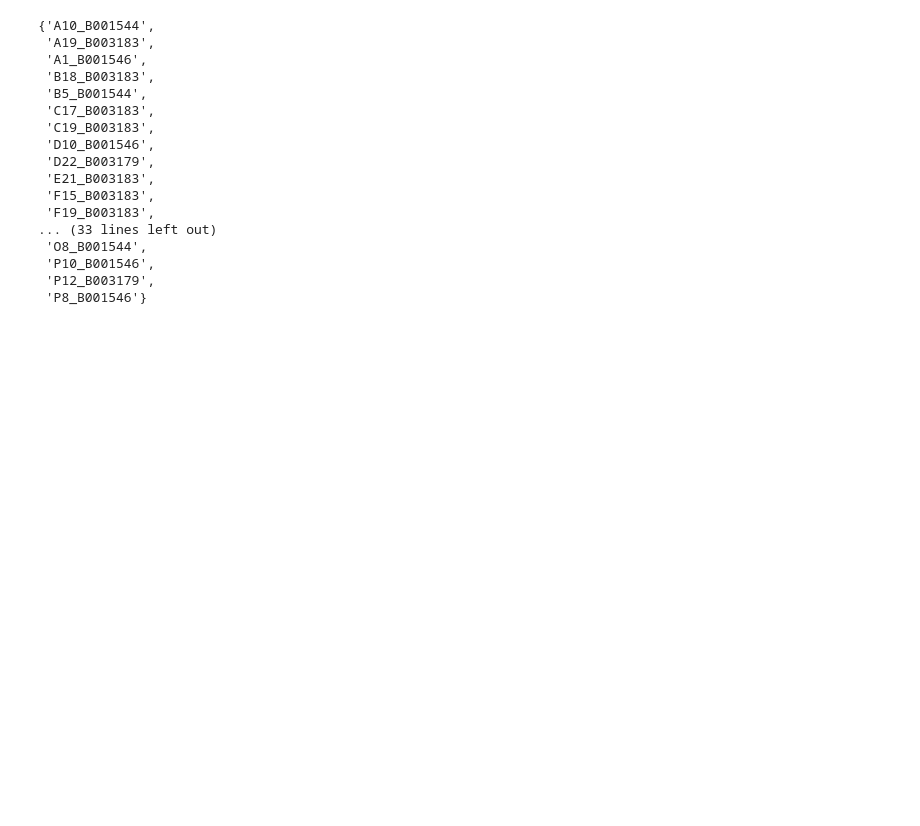
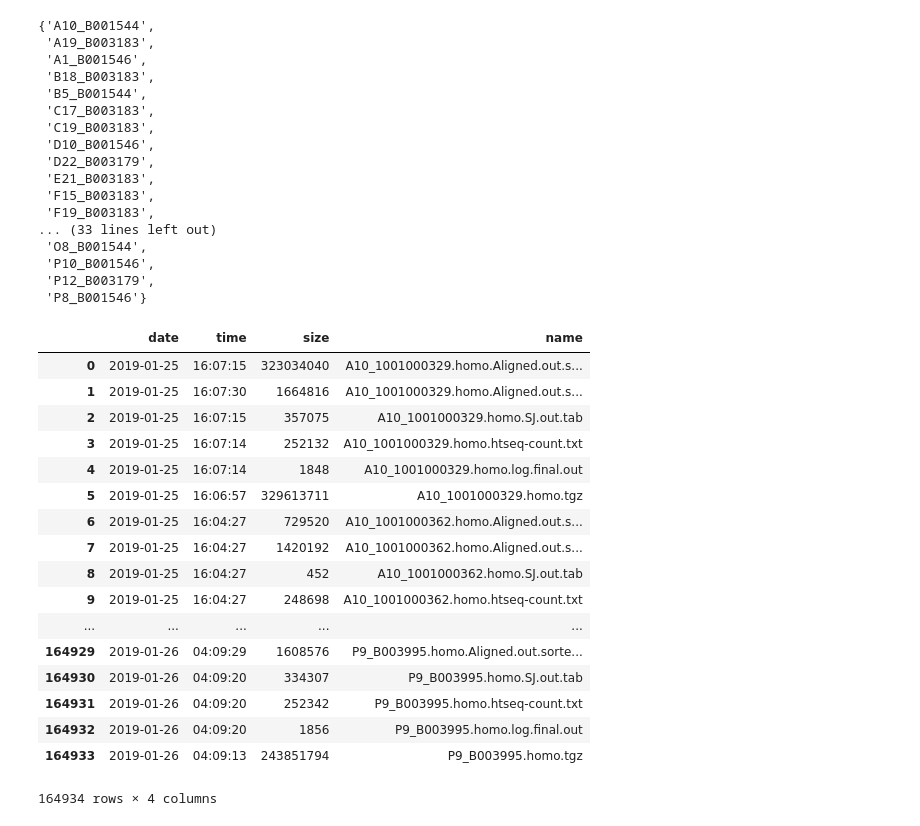
Before and after one commit to lincoln-harris/process_new_cells, a Jupyter notebook: gvcf/gvcf_investigation.ipynb, the cells around one changed output. Saved outputs shown, nothing was run; the diff lists cells and outputs as text; code cells hidden in the pictures; blank space fills up the shorter version.

```diff
--- a/gvcf/gvcf_investigation.ipynb
+++ b/gvcf/gvcf_investigation.ipynb
@@ -205,3 +205,30 @@ set(ratios_x_cell.index).intersection(set(still_need))
  'P10_B001546',
  'P12_B003179',
  'P8_B001546'}
+# %%
+# so where tf are these files? can i find the bams on s3?
+s3_path_naive = 's3://darmanis-group/singlecell_lungadeno/rawdata/fastq_all/rename_results/'
+s3_path_new = 's3://czb-seqbot/fastqs/190520_A00111_0314_AHJY7FDMXX/results/'
+# %%
+! aws s3 ls $s3_path_naive > out
+s3_df_naive = pd.read_csv('out', names=['date', 'time', 'size', 'name'], delim_whitespace=True)
+s3_df_naive
+# %% [output]
+|  | date | time | size | name |
+| 0 | 2019-01-25 | 16:07:15 | 323034040 | A10_1001000329.homo.Aligned.out.s... |
+| 1 | 2019-01-25 | 16:07:30 | 1664816 | A10_1001000329.homo.Aligned.out.s... |
+| 2 | 2019-01-25 | 16:07:15 | 357075 | A10_1001000329.homo.SJ.out.tab |
+| 3 | 2019-01-25 | 16:07:14 | 252132 | A10_1001000329.homo.htseq-count.txt |
+| 4 | 2019-01-25 | 16:07:14 | 1848 | A10_1001000329.homo.log.final.out |
+| 5 | 2019-01-25 | 16:06:57 | 329613711 | A10_1001000329.homo.tgz |
+| 6 | 2019-01-25 | 16:04:27 | 729520 | A10_1001000362.homo.Aligned.out.s... |
+| 7 | 2019-01-25 | 16:04:27 | 1420192 | A10_1001000362.homo.Aligned.out.s... |
+| 8 | 2019-01-25 | 16:04:27 | 452 | A10_1001000362.homo.SJ.out.tab |
+| 9 | 2019-01-25 | 16:04:27 | 248698 | A10_1001000362.homo.htseq-count.txt |
+| ... | ... | ... | ... | ... |
+| 164929 | 2019-01-26 | 04:09:29 | 1608576 | P9_B003995.homo.Aligned.out.sorte... |
+| 164930 | 2019-01-26 | 04:09:20 | 334307 | P9_B003995.homo.SJ.out.tab |
+| 164931 | 2019-01-26 | 04:09:20 | 252342 | P9_B003995.homo.htseq-count.txt |
+| 164932 | 2019-01-26 | 04:09:20 | 1856 | P9_B003995.homo.log.final.out |
+| 164933 | 2019-01-26 | 04:09:13 | 243851794 | P9_B003995.homo.tgz |
+164934 rows × 4 columns
```
Also changed, not shown: parts of 5 cells of this notebook.
